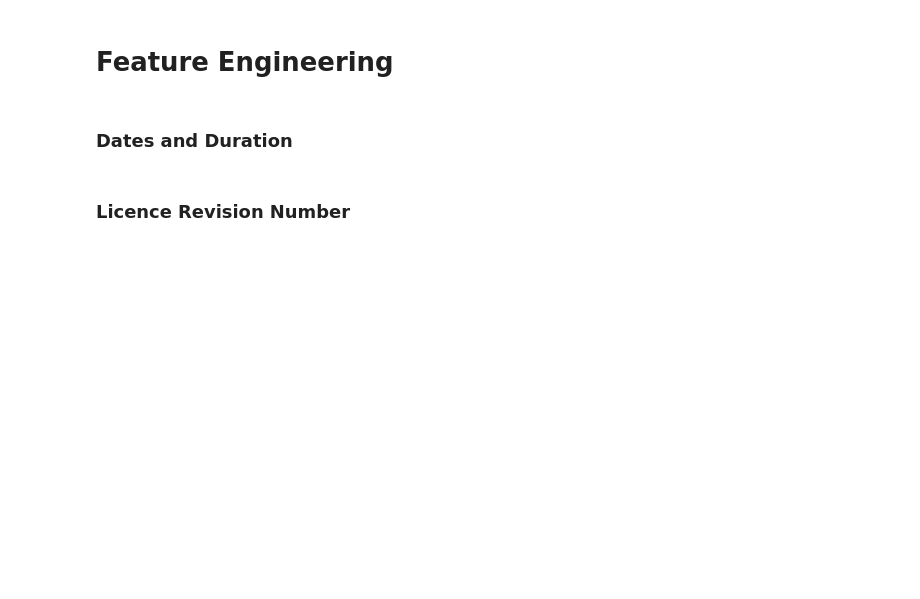
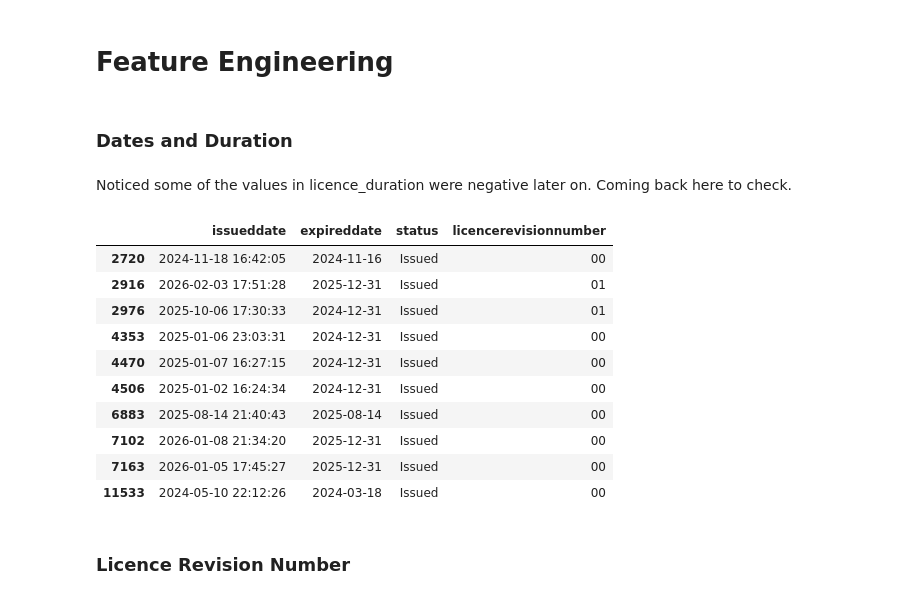
Before and after one commit to zlwym/Assignment03, a Jupyter notebook: iat461_a3_zoemann_301452821.ipynb, the cells around one changed output. Saved outputs shown, nothing was run; the diff lists cells and outputs as text; code cells hidden in the pictures; blank space fills up the shorter version.

```diff
--- a/iat461_a3_zoemann_301452821.ipynb
+++ b/iat461_a3_zoemann_301452821.ipynb
@@ -491,3 +491,22 @@ issued["expireddate"] = pd.to_datetime(issued["expireddate"]).dt.tz_localize(Non
 issued["licence_duration"] = (
     issued["expireddate"] - issued["issueddate"]
 ).dt.days
+# %% [markdown]
+Noticed some of the values in licence_duration were negative later on. Coming back here to check.
+# %%
+issued.loc[
+    issued["licence_duration"] < 0,
+    ["issueddate", "expireddate", "status", "licencerevisionnumber"]
+].head(10)
+# %% [output]
+|  | issueddate | expireddate | status | licencerevisionnumber |
+| 2720 | 2024-11-18 16:42:05 | 2024-11-16 | Issued | 00 |
+| 2916 | 2026-02-03 17:51:28 | 2025-12-31 | Issued | 01 |
+| 2976 | 2025-10-06 17:30:33 | 2024-12-31 | Issued | 01 |
+| 4353 | 2025-01-06 23:03:31 | 2024-12-31 | Issued | 00 |
+| 4470 | 2025-01-07 16:27:15 | 2024-12-31 | Issued | 00 |
+| 4506 | 2025-01-02 16:24:34 | 2024-12-31 | Issued | 00 |
+| 6883 | 2025-08-14 21:40:43 | 2025-08-14 | Issued | 00 |
+| 7102 | 2026-01-08 21:34:20 | 2025-12-31 | Issued | 00 |
+| 7163 | 2026-01-05 17:45:27 | 2025-12-31 | Issued | 00 |
+| 11533 | 2024-05-10 22:12:26 | 2024-03-18 | Issued | 00 |
```
Also changed, not shown: parts of 22 cells of this notebook.
